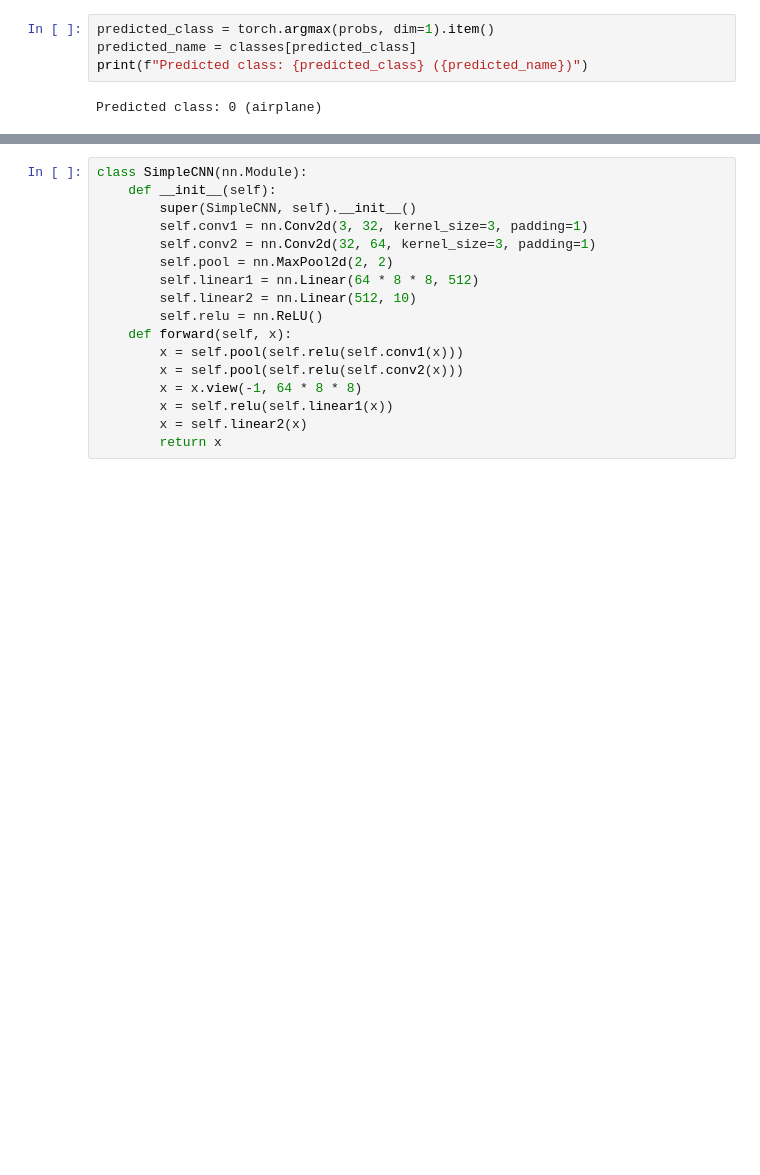
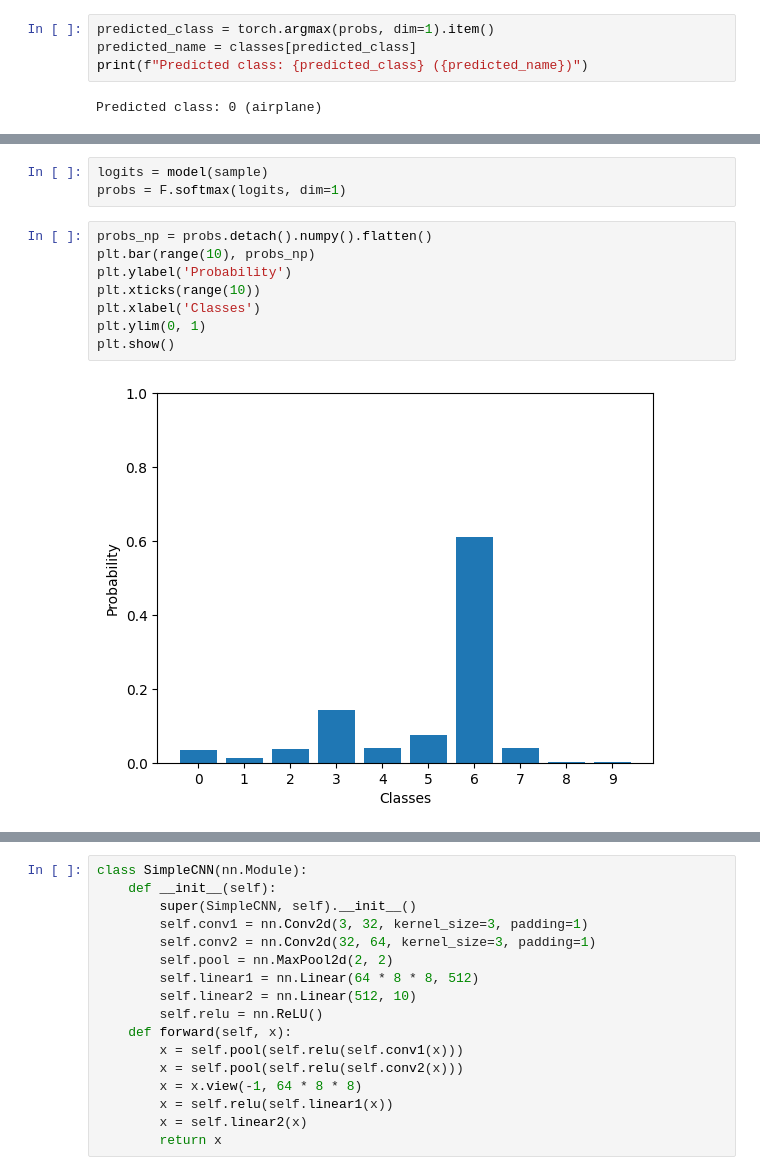
Before and after one commit to tyofushun5/adrobo_ai_and_programming_fundamentals_practice, a Jupyter notebook: practice/Lecture5/practice5.ipynb, the cells around one changed output, grey strips where cells are left out. Drawn from its saved outputs; the diff is of its cells as text; blank space fills up the shorter version.

```diff
--- a/practice/Lecture5/practice5.ipynb
+++ b/practice/Lecture5/practice5.ipynb
@@ -147,0 +132,13 @@ Epoch 5, Loss: 0.4140
+# %%
+logits = model(sample)
+probs = F.softmax(logits, dim=1)
+# %%
+probs_np = probs.detach().numpy().flatten()
+plt.bar(range(10), probs_np)
+plt.ylabel('Probability')
+plt.xticks(range(10))
+plt.xlabel('Classes')
+plt.ylim(0, 1)
+plt.show()
+# %% [output]
+[figure, added]
```
Also changed, not shown: parts of 24 cells of this notebook, 1 other file.
